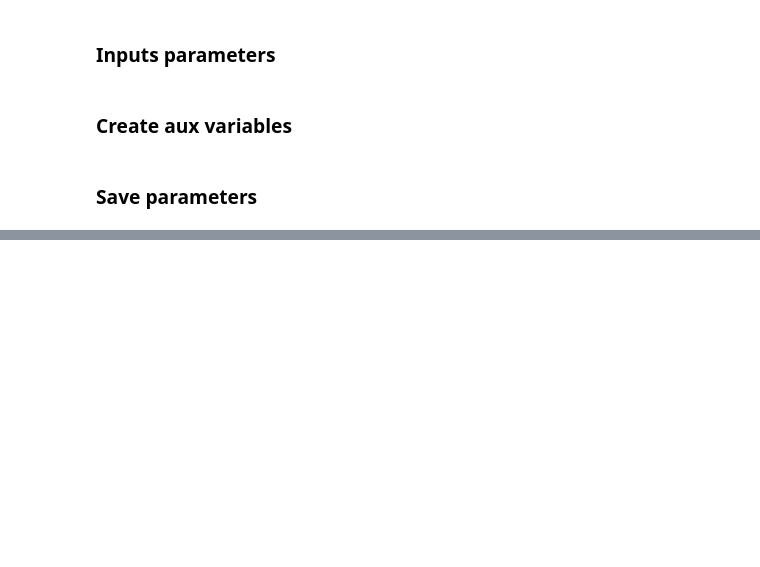
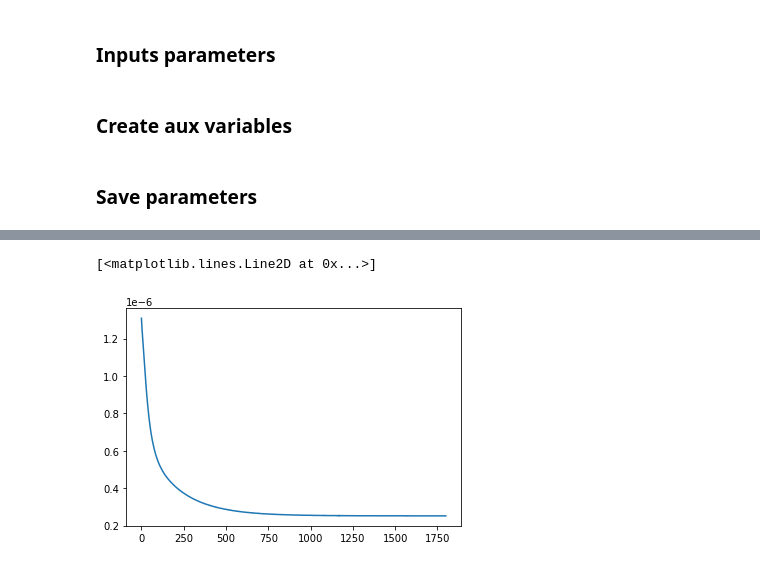
Before and after one commit to dbelivanis/Information-Theory-2, a Jupyter notebook: MC_runs/3_Get_flow.ipynb, the cells around one changed output, grey strips where cells are left out. Drawn from its saved outputs; the diff is of its cells as text; code cells hidden in the pictures; blank space fills up the shorter version.

```diff
--- a/MC_runs/3_Get_flow.ipynb
+++ b/MC_runs/3_Get_flow.ipynb
@@ -104,0 +105,5 @@ folder_name
+# %%
+plt.plot(q_y_list[50,:,5])
+# %% [output]
+[<matplotlib.lines.Line2D at 0x...>]
+[figure, added]
```
Also changed, not shown: parts of 2 cells of this notebook, 27 other files.
